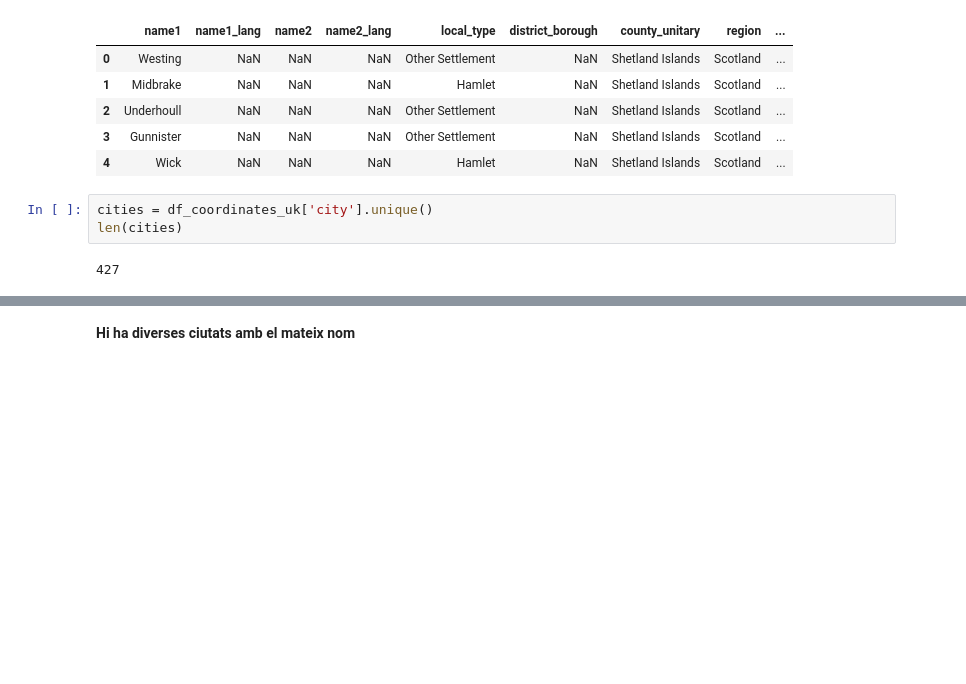
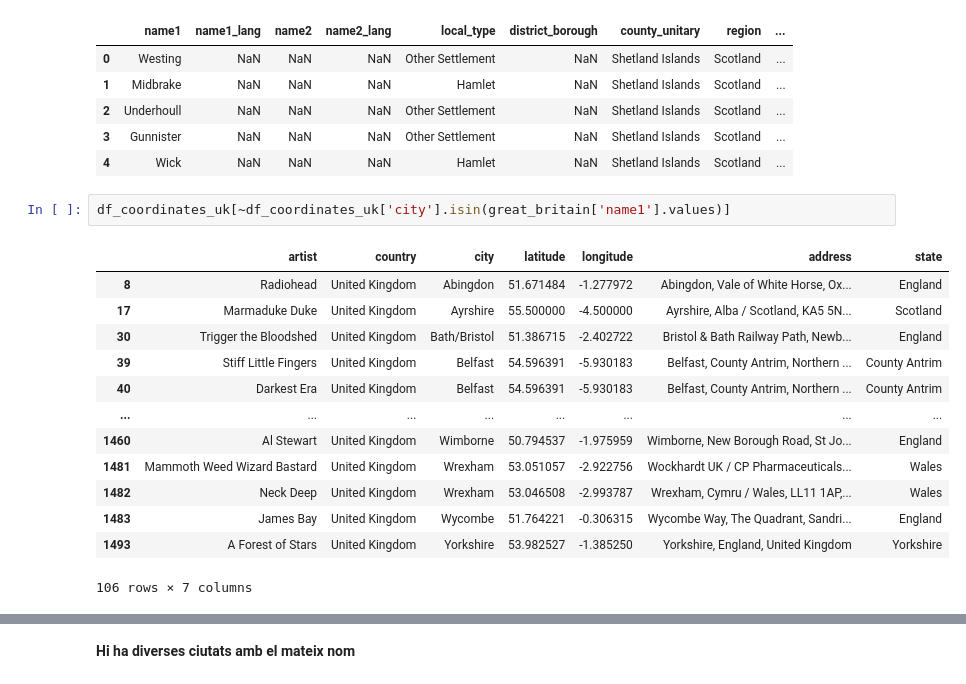
Before and after one commit to arnauog/what_the_rock, a Jupyter notebook: 4 geopy_origins.ipynb, the cells around one changed output, grey strips where cells are left out. Drawn from its saved outputs; the diff is of its cells as text; blank space fills up the shorter version.

```diff
--- a/4 geopy_origins.ipynb
+++ b/4 geopy_origins.ipynb
@@ -2748,8 +2760,19 @@ great_britain.head()
 | 2 | Underhoull | NaN | NaN | NaN | Other Settlement | NaN | Shetland Islands | Scotland | ... |
 | 3 | Gunnister | NaN | NaN | NaN | Other Settlement | NaN | Shetland Islands | Scotland | ... |
 | 4 | Wick | NaN | NaN | NaN | Hamlet | NaN | Shetland Islands | Scotland | ... |
-# %%
-cities = df_coordinates_uk['city'].unique()
-len(cities)
-# %% [output]
-427
+# %%
+df_coordinates_uk[~df_coordinates_uk['city'].isin(great_britain['name1'].values)]
+# %% [output]
+|  | artist | country | city | latitude | longitude | address | state |
+| 8 | Radiohead | United Kingdom | Abingdon | 51.671484 | -1.277972 | Abingdon, Vale of White Horse, Ox... | England |
+| 17 | Marmaduke Duke | United Kingdom | Ayrshire | 55.500000 | -4.500000 | Ayrshire, Alba / Scotland, KA5 5N... | Scotland |
+| 30 | Trigger the Bloodshed | United Kingdom | Bath/Bristol | 51.386715 | -2.402722 | Bristol & Bath Railway Path, Newb... | England |
+| 39 | Stiff Little Fingers | United Kingdom | Belfast | 54.596391 | -5.930183 | Belfast, County Antrim, Northern ... | County Antrim |
+| 40 | Darkest Era | United Kingdom | Belfast | 54.596391 | -5.930183 | Belfast, County Antrim, Northern ... | County Antrim |
+| ... | ... | ... | ... | ... | ... | ... | ... |
+| 1460 | Al Stewart | United Kingdom | Wimborne | 50.794537 | -1.975959 | Wimborne, New Borough Road, St Jo... | England |
+| 1481 | Mammoth Weed Wizard Bastard | United Kingdom | Wrexham | 53.051057 | -2.922756 | Wockhardt UK / CP Pharmaceuticals... | Wales |
+| 1482 | Neck Deep | United Kingdom | Wrexham | 53.046508 | -2.993787 | Wrexham, Cymru / Wales, LL11 1AP,... | Wales |
+| 1483 | James Bay | United Kingdom | Wycombe | 51.764221 | -0.306315 | Wycombe Way, The Quadrant, Sandri... | England |
+| 1493 | A Forest of Stars | United Kingdom | Yorkshire | 53.982527 | -1.385250 | Yorkshire, England, United Kingdom | Yorkshire |
+106 rows × 7 columns
```
Also changed, not shown: parts of 18 cells of this notebook, 16 other files.
